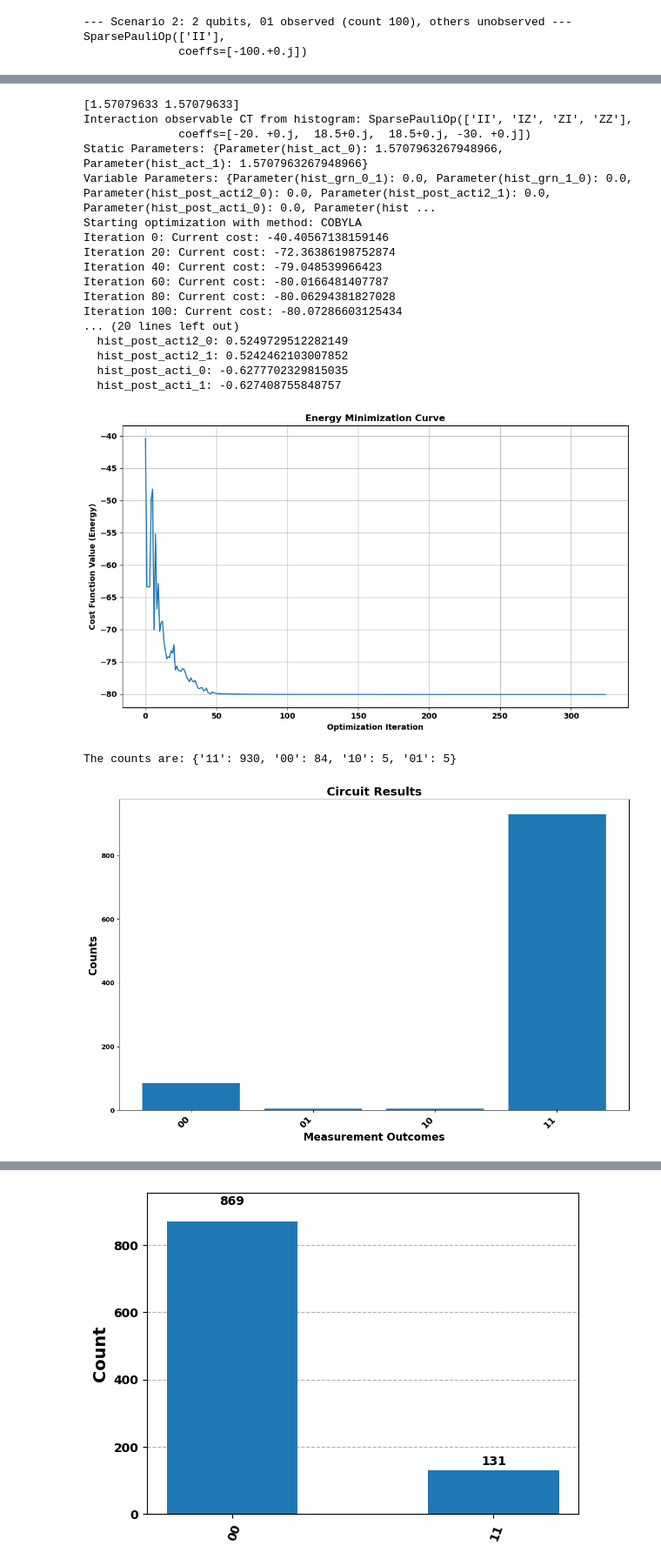
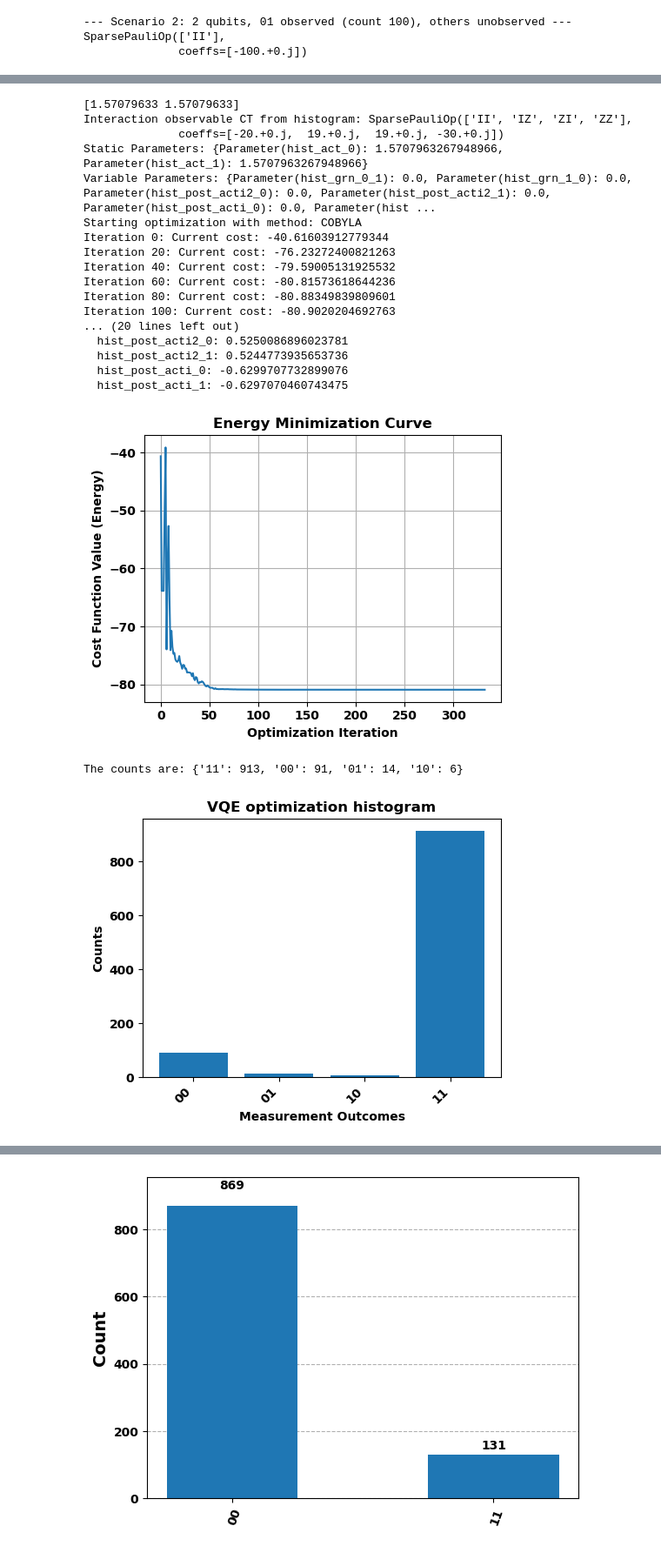
Before and after one commit to cailab-tamu/QuantumXCT, a Jupyter notebook: python/bell_dist_opt.ipynb, the cells around one changed output, grey strips where cells are left out. Shown at 87% size. Saved outputs shown, nothing was run; the diff lists cells and outputs as text; code cells hidden in the pictures.

```diff
--- a/python/bell_dist_opt.ipynb
+++ b/python/bell_dist_opt.ipynb
@@ -364,47 +356,48 @@ print(act_percentages)
 cirq = create_grn_ansatz(2, "hist")
 cirq.draw(output="mpl", style="clifford", fold=40)
 
 num_qubits = cirq.num_qubits # Get number of qubits from the circuit
 min_ones = 0
 
 result_interaction_bfgs, optimized_full_params, cost_values = vqe_solver(
     histogram_data,
     cirq, # Renamed from 'cirquit' for common convention
     act_percentages, # Renamed from 'act_percentages' for consistency with create_parameter_dictionaries_cust
     cost_func_wrapper, # This function needs to be defined to accept the correct arguments (see comments below)
     min_ones_obs=min_ones, # Added as an explicit argument for flexibility
     optimizer_method="COBYLA",# COBYLA | L-BFGS-B
 )
 
 # Plot the cost function values
-plt.figure(figsize=(10, 6))
+plt.figure(figsize=(5, 4))
 plt.plot(cost_values)
 plt.xlabel("Optimization Iteration")
 plt.ylabel("Cost Function Value (Energy)")
 plt.title("Energy Minimization Curve")
 plt.grid(True)
 plt.tight_layout()
+plt.savefig('vqe_cx_3_4pi_opt.svg', bbox_inches='tight')
 plt.show()
-counts, bound_circuit = evaluate_and_plot_ansatz(cirq, optimized_full_params, shots=1024, title="Circuit Results")
-bound_circuit.draw(output="mpl", style="clifford", fold=40)  # Show the circuit plot
+counts, bound_circuit = evaluate_and_plot_ansatz(cirq, optimized_full_params, shots=1024, title="VQE optimization histogram", figsize=(5, 4), filename='hist_vqe_cx_3_4pi_opt.svg')
+bound_circuit.draw(output="mpl", style="clifford", fold=40, scale=2.0, filename='circuit_vqe_cx_3_4pi_opt.svg')  # Show the circuit plot
 # %% [output]
 [1.57079633 1.57079633]
 Interaction observable CT from histogram: SparsePauliOp(['II', 'IZ', 'ZI', 'ZZ'],
-              coeffs=[-20. +0.j,  18.5+0.j,  18.5+0.j, -30. +0.j])
+              coeffs=[-20.+0.j,  19.+0.j,  19.+0.j, -30.+0.j])
 Static Parameters: {Parameter(hist_act_0): 1.5707963267948966, Parameter(hist_act_1): 1.5707963267948966}
 Variable Parameters: {Parameter(hist_grn_0_1): 0.0, Parameter(hist_grn_1_0): 0.0, Parameter(hist_post_acti2_0): 0.0, Parameter(hist_post_acti2_1): 0.0, Parameter(hist_post_acti_0): 0.0, Parameter(hist ...
 Starting optimization with method: COBYLA
-Iteration 0: Current cost: -40.40567138159146
-Iteration 20: Current cost: -72.36386198752874
-Iteration 40: Current cost: -79.048539966423
-Iteration 60: Current cost: -80.0166481407787
-Iteration 80: Current cost: -80.06294381827028
-Iteration 100: Current cost: -80.07286603125434
+Iteration 0: Current cost: -40.61603912779344
+Iteration 20: Current cost: -76.23272400821263
+Iteration 40: Current cost: -79.59005131925532
+Iteration 60: Current cost: -80.81573618644236
+Iteration 80: Current cost: -80.88349839809601
+Iteration 100: Current cost: -80.9020204692763
 ... (20 lines left out)
-  hist_post_acti2_0: 0.5249729512282149
-  hist_post_acti2_1: 0.5242462103007852
-  hist_post_acti_0: -0.6277702329815035
-  hist_post_acti_1: -0.627408755848757
+  hist_post_acti2_0: 0.5250086896023781
+  hist_post_acti2_1: 0.5244773935653736
+  hist_post_acti_0: -0.6299707732899076
+  hist_post_acti_1: -0.6297070460743475
-[figure, old version]
+[figure, new version]
-The counts are: {'11': 930, '00': 84, '10': 5, '01': 5}
+The counts are: {'11': 913, '00': 91, '01': 14, '10': 6}
-[figure, old version]
+[figure, new version]
```
Also changed, not shown: parts of 11 cells of this notebook, 1 other file.
